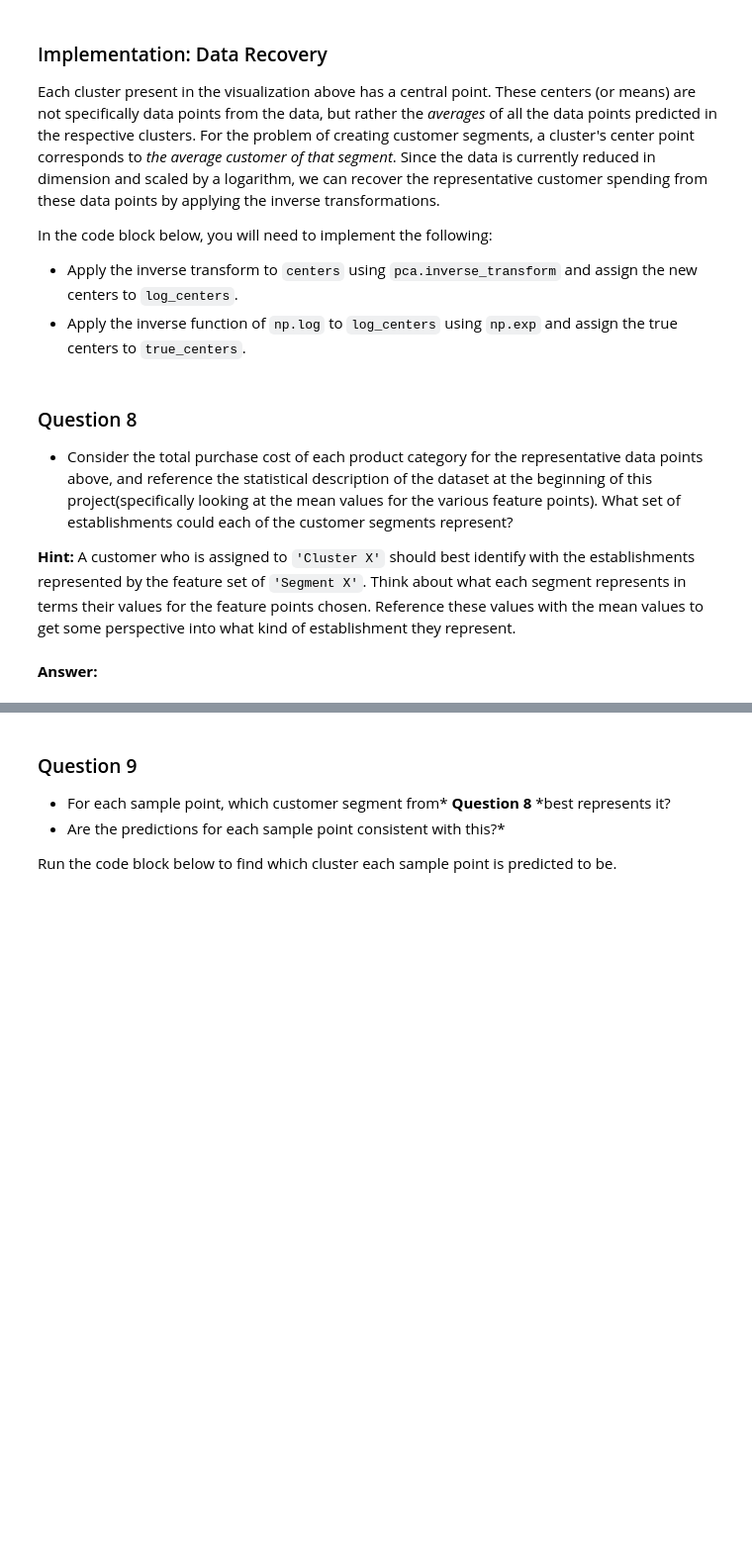
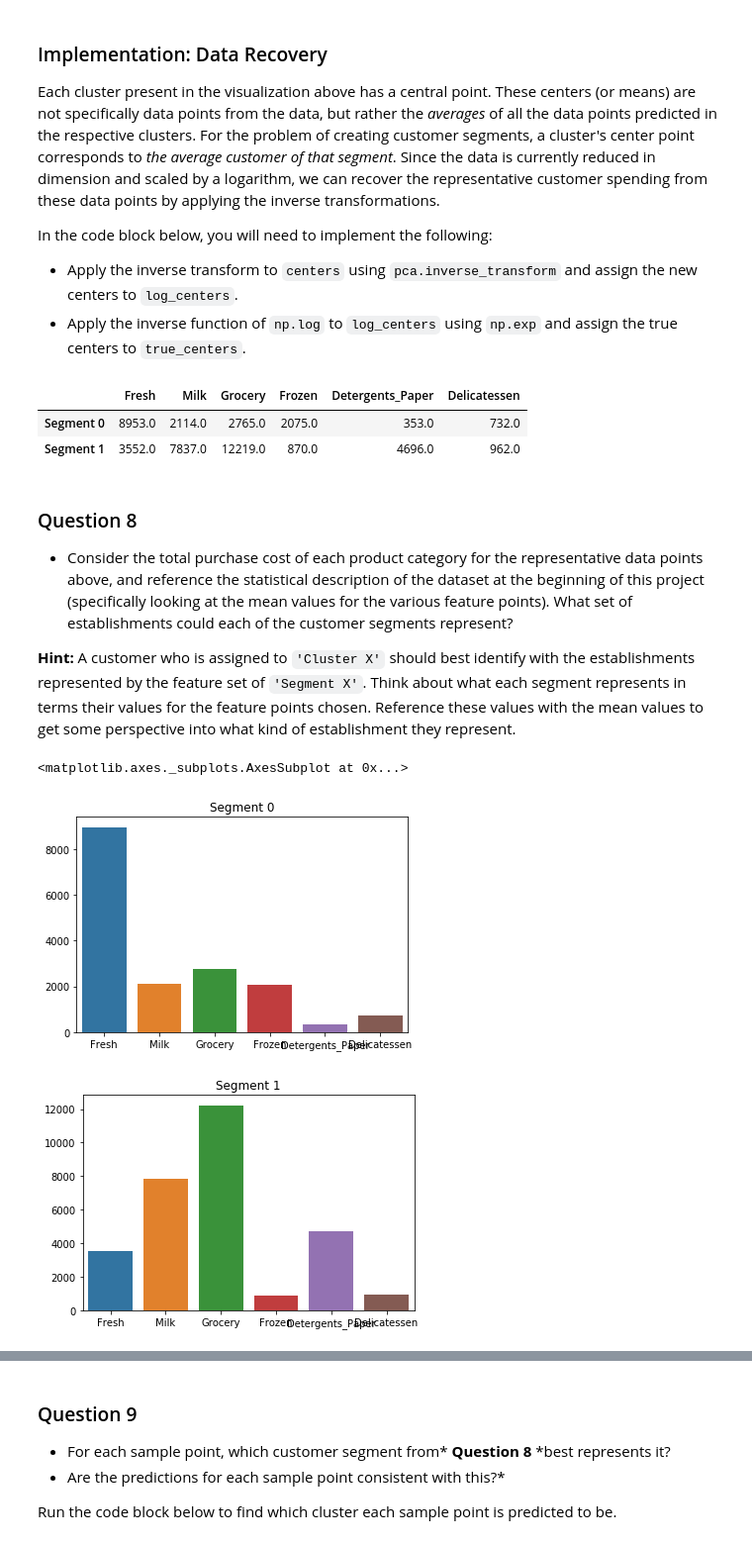
Before and after one commit to jbromley/mle, a Jupyter notebook: customer_segments/customer_segments.ipynb, the cells around one changed output, grey strips where cells are left out. Shown: that part at 99% size. Drawn from its saved outputs; the diff is of its cells as text; code cells hidden in the pictures; blank space fills up the shorter version.

Commit message:
Completed the customer segments project.

```diff
--- a/customer_segments/customer_segments.ipynb
+++ b/customer_segments/customer_segments.ipynb
@@ -399,13 +414,14 @@ In the code block below, you will need to implement the following:
  - Apply a PCA transformation of `log_samples` using `pca.transform`, and assign the results to `pca_samples`.
 # %%
 # TODO: Apply PCA by fitting the good data with only two dimensions
-pca = None
+pca = PCA(n_components=2)
+pca.fit(good_data)
 
 # TODO: Transform the good data using the PCA fit above
-reduced_data = None
+reduced_data = pca.transform(good_data)
 
 # TODO: Transform log_samples using the PCA fit above
-pca_samples = None
+pca_samples = pca.transform(log_samples)
 
 # Create a DataFrame for the reduced data
 reduced_data = pd.DataFrame(reduced_data, columns = ['Dimension 1', 'Dimension 2'])
@@ -491,21 +567,38 @@ In the code block below, you will need to implement the following:
  - Apply the inverse function of `np.log` to `log_centers` using `np.exp` and assign the true centers to `true_centers`.
 # %%
 # TODO: Inverse transform the centers
-log_centers = None
+log_centers = pca.inverse_transform(centers)
 
 # TODO: Exponentiate the centers
-true_centers = None
+true_centers = np.exp(log_centers)
 
 # Display the true centers
 segments = ['Segment {}'.format(i) for i in range(0,len(centers))]
 true_centers = pd.DataFrame(np.round(true_centers), columns = data.keys())
 true_centers.index = segments
 display(true_centers)
+# %% [output]
+|  | Fresh | Milk | Grocery | Frozen | Detergents_Paper | Delicatessen |
+| Segment 0 | 8953.0 | 2114.0 | 2765.0 | 2075.0 | 353.0 | 732.0 |
+| Segment 1 | 3552.0 | 7837.0 | 12219.0 | 870.0 | 4696.0 | 962.0 |
 # %% [markdown]
 ### Question 8
 
-* Consider the total purchase cost of each product category for the representative data points above, and reference the statistical description of the dataset at the beginning of this project(specifically looking at the mean values for the various feature points). What set of establishments could each of the customer segments represent?
+* Consider the total purchase cost of each product category for the representative data points above, and reference the statistical description of the dataset at the beginning of this project (specifically looking at the mean values for the various feature points). What set of establishments could each of the customer segments represent?
 
 **Hint:** A customer who is assigned to `'Cluster X'` should best identify with the establishments represented by the feature set of `'Segment X'`. Think about what each segment represents in terms their values for the feature points chosen. Reference these values with the mean values to get some perspective into what kind of establishment they represent.
-# %% [markdown]
-**Answer:**
+# %%
+# What does each of these segments look like in all of the features?
+import matplotlib.pyplot as plt
+
+plt.figure()
+plt.axes().set_title("Segment 0")
+sns.barplot(x=true_centers.columns.values, y=true_centers.iloc[0].values)
+
+plt.figure()
+plt.axes().set_title("Segment 1")
+sns.barplot(x=true_centers.columns.values, y=true_centers.iloc[1].values)
+# %% [output]
+<matplotlib.axes._subplots.AxesSubplot at 0x...>
+[figure, added]
+[figure, added]
```
Also changed, not shown: parts of 33 cells of this notebook, 2 other files.
